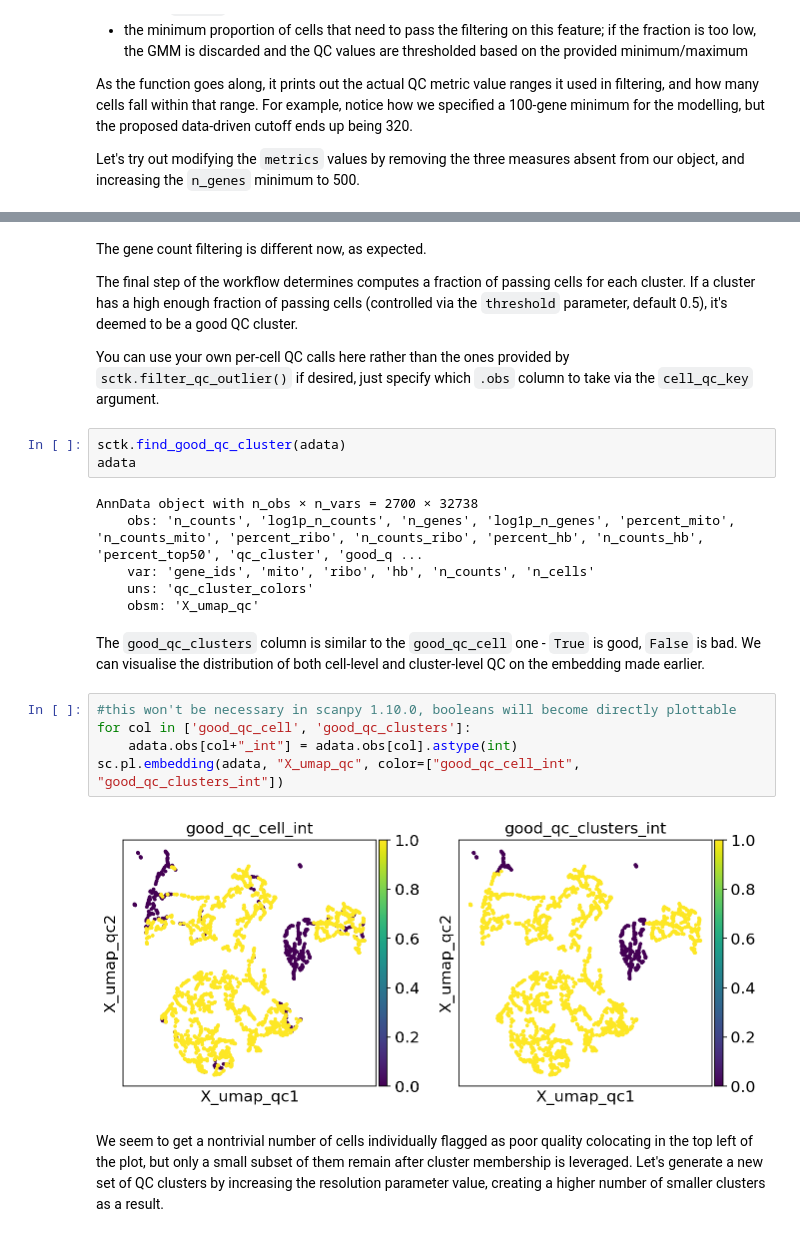
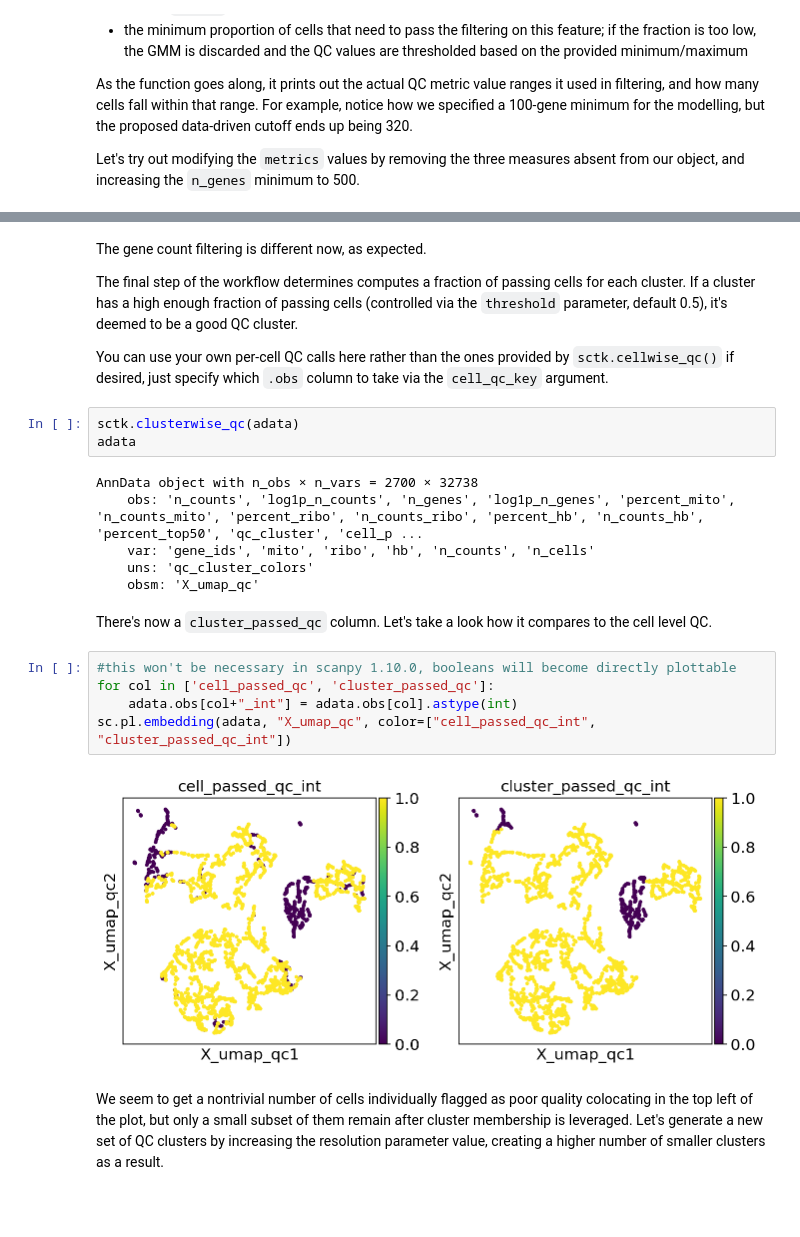
Before and after one commit to Teichlab/sctk, a Jupyter notebook: notebooks/automatic_qc.ipynb, the cells around one changed output, grey strips where cells are left out. Drawn from its saved outputs; the diff is of its cells as text; blank space fills up the shorter version.

```diff
--- a/notebooks/automatic_qc.ipynb
+++ b/notebooks/automatic_qc.ipynb
@@ -121,25 +121,25 @@ The gene count filtering is different now, as expected.
 
 The final step of the workflow determines computes a fraction of passing cells for each cluster. If a cluster has a high enough fraction of passing cells (controlled via the `threshold` parameter, default 0.5), it's deemed to be a good QC cluster.
 
-You can use your own per-cell QC calls here rather than the ones provided by `sctk.filter_qc_outlier()` if desired, just specify which `.obs` column to take via the `cell_qc_key` argument.
+You can use your own per-cell QC calls here rather than the ones provided by `sctk.cellwise_qc()` if desired, just specify which `.obs` column to take via the `cell_qc_key` argument.
 # %%
-sctk.find_good_qc_cluster(adata)
+sctk.clusterwise_qc(adata)
 adata
 # %% [output]
 AnnData object with n_obs × n_vars = 2700 × 32738
-    obs: 'n_counts', 'log1p_n_counts', 'n_genes', 'log1p_n_genes', 'percent_mito', 'n_counts_mito', 'percent_ribo', 'n_counts_ribo', 'percent_hb', 'n_counts_hb', 'percent_top50', 'qc_cluster', 'good_q ...
+    obs: 'n_counts', 'log1p_n_counts', 'n_genes', 'log1p_n_genes', 'percent_mito', 'n_counts_mito', 'percent_ribo', 'n_counts_ribo', 'percent_hb', 'n_counts_hb', 'percent_top50', 'qc_cluster', 'cell_p ...
     var: 'gene_ids', 'mito', 'ribo', 'hb', 'n_counts', 'n_cells'
     uns: 'qc_cluster_colors'
     obsm: 'X_umap_qc'
-# %% [markdown]
-The `good_qc_clusters` column is similar to the `good_qc_cell` one - `True` is good, `False` is bad. We can visualise the distribution of both cell-level and cluster-level QC on the embedding made earlier.
+# %% [markdown]
+There's now a `cluster_passed_qc` column. Let's take a look how it compares to the cell level QC.
 # %%
 #this won't be necessary in scanpy 1.10.0, booleans will become directly plottable
-for col in ['good_qc_cell', 'good_qc_clusters']:
+for col in ['cell_passed_qc', 'cluster_passed_qc']:
     adata.obs[col+"_int"] = adata.obs[col].astype(int)
-sc.pl.embedding(adata, "X_umap_qc", color=["good_qc_cell_int", "good_qc_clusters_int"])
+sc.pl.embedding(adata, "X_umap_qc", color=["cell_passed_qc_int", "cluster_passed_qc_int"])
 # %% [output]
-[figure, old version]
+[figure, new version]
 # %% [markdown]
 We seem to get a nontrivial number of cells individually flagged as poor quality colocating in the top left of the plot, but only a small subset of them remain after cluster membership is leveraged. Let's generate a new set of QC clusters by increasing the resolution parameter value, creating a higher number of smaller clusters as a result.
 # %%
```
Also changed, not shown: parts of 6 cells of this notebook, 3 other files.
